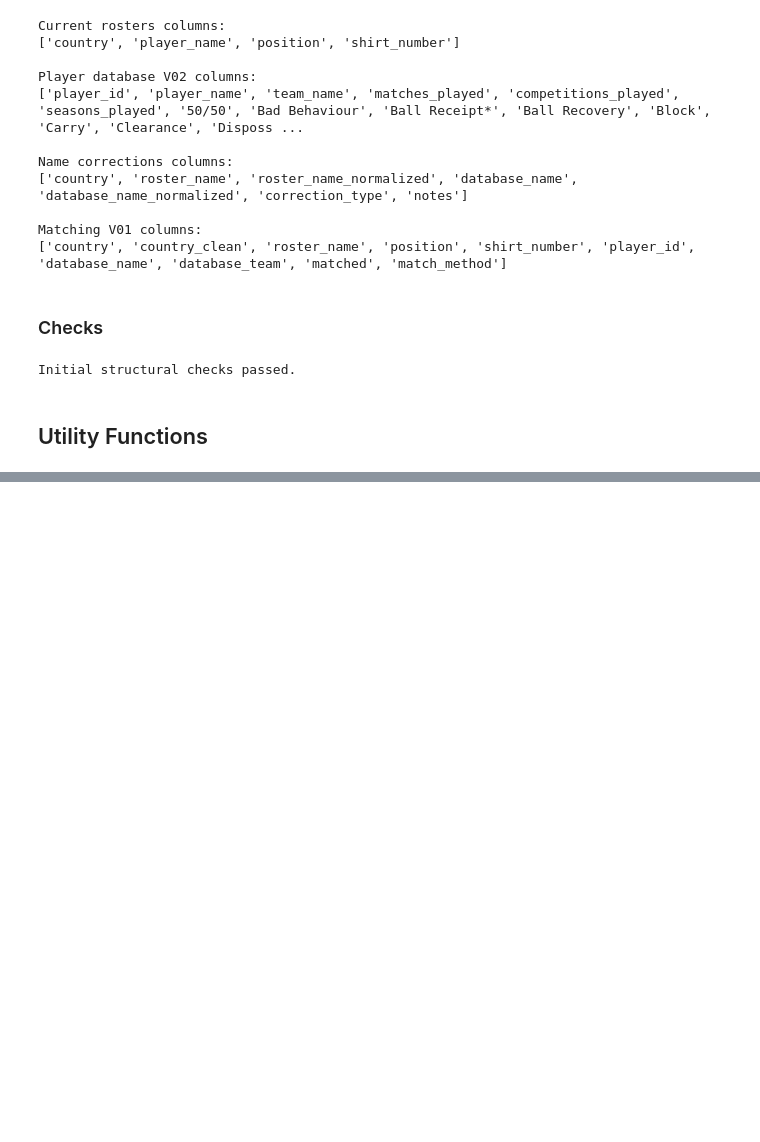
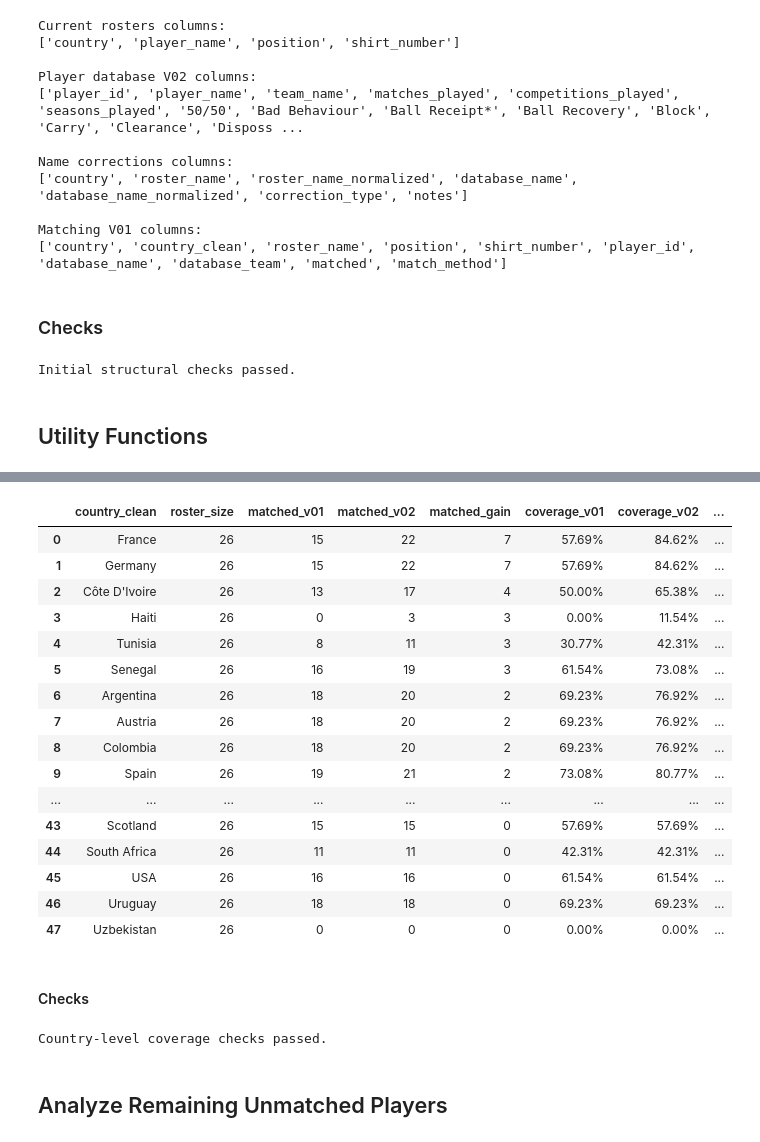
Before and after one commit to Rohtus/world-cup-predictor, a Jupyter notebook: notebooks/16_current_roster_matching_v02.ipynb, the cells around one changed output, grey strips where cells are left out. Cells and saved outputs as stored; diff of their text form; code cells hidden in the pictures; blank space fills up the shorter version.

```diff
--- a/notebooks/16_current_roster_matching_v02.ipynb
+++ b/notebooks/16_current_roster_matching_v02.ipynb
@@ -300,0 +1723,75 @@ def build_name_lookup(player_database):
+# %%
+country_coverage_display = (
+    country_coverage_comparison[
+        [
+            "country_clean",
+            "roster_size",
+            "matched_v01",
+            "matched_v02",
+            "matched_gain",
+            "coverage_v01",
+            "coverage_v02",
+            "coverage_gain",
+        ]
+    ]
+    .copy()
+)
+
+for column in [
+    "coverage_v01",
+    "coverage_v02",
+    "coverage_gain",
+]:
+    country_coverage_display[column] = (
+        country_coverage_display[column]
+        .map(lambda value: f"{value:.2%}")
+    )
+
+country_coverage_display
+# %% [output]
+|  | country_clean | roster_size | matched_v01 | matched_v02 | matched_gain | coverage_v01 | coverage_v02 | ... |
+| 0 | France | 26 | 15 | 22 | 7 | 57.69% | 84.62% | ... |
+| 1 | Germany | 26 | 15 | 22 | 7 | 57.69% | 84.62% | ... |
+| 2 | Côte D'Ivoire | 26 | 13 | 17 | 4 | 50.00% | 65.38% | ... |
+| 3 | Haiti | 26 | 0 | 3 | 3 | 0.00% | 11.54% | ... |
+| 4 | Tunisia | 26 | 8 | 11 | 3 | 30.77% | 42.31% | ... |
+| 5 | Senegal | 26 | 16 | 19 | 3 | 61.54% | 73.08% | ... |
+| 6 | Argentina | 26 | 18 | 20 | 2 | 69.23% | 76.92% | ... |
+| 7 | Austria | 26 | 18 | 20 | 2 | 69.23% | 76.92% | ... |
+| 8 | Colombia | 26 | 18 | 20 | 2 | 69.23% | 76.92% | ... |
+| 9 | Spain | 26 | 19 | 21 | 2 | 73.08% | 80.77% | ... |
+| ... | ... | ... | ... | ... | ... | ... | ... | ... |
+| 43 | Scotland | 26 | 15 | 15 | 0 | 57.69% | 57.69% | ... |
+| 44 | South Africa | 26 | 11 | 11 | 0 | 42.31% | 42.31% | ... |
+| 45 | USA | 26 | 16 | 16 | 0 | 61.54% | 61.54% | ... |
+| 46 | Uruguay | 26 | 18 | 18 | 0 | 69.23% | 69.23% | ... |
+| 47 | Uzbekistan | 26 | 0 | 0 | 0 | 0.00% | 0.00% | ... |
+# %% [markdown]
+#### Checks
+# %%
+assert len(country_coverage_comparison) == 48, (
+    "Expected coverage results for 48 national teams."
+)
+
+assert (
+    country_coverage_comparison["roster_size"] == 26
+).all(), (
+    "Each national team should contain 26 roster players."
+)
+
+assert (
+    country_coverage_comparison["matched_gain"] >= 0
+).all(), (
+    "V02 should not lose previously validated matches."
+)
+
+assert (
+    country_coverage_comparison["matched_v02"].sum()
+    == matched_rosters_v02["matched"].sum()
+)
+
+print("Country-level coverage checks passed.")
+# %% [output]
+Country-level coverage checks passed.
+# %% [markdown]
+## Analyze Remaining Unmatched Players
```
Also changed, not shown: parts of 165 cells of this notebook, 7 other files.
